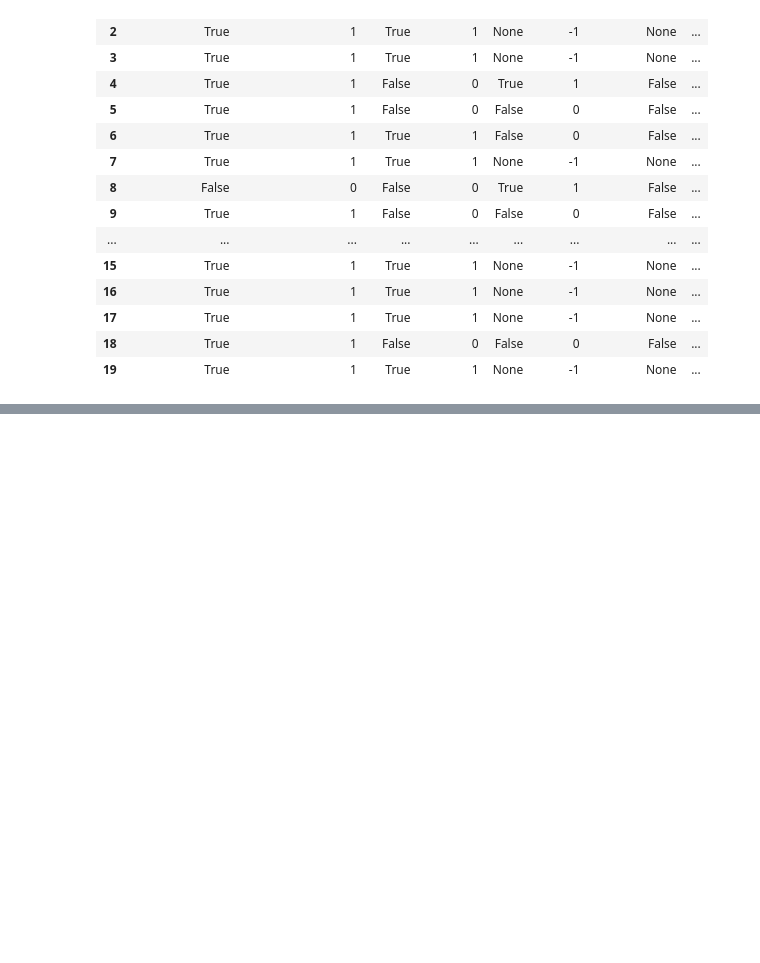
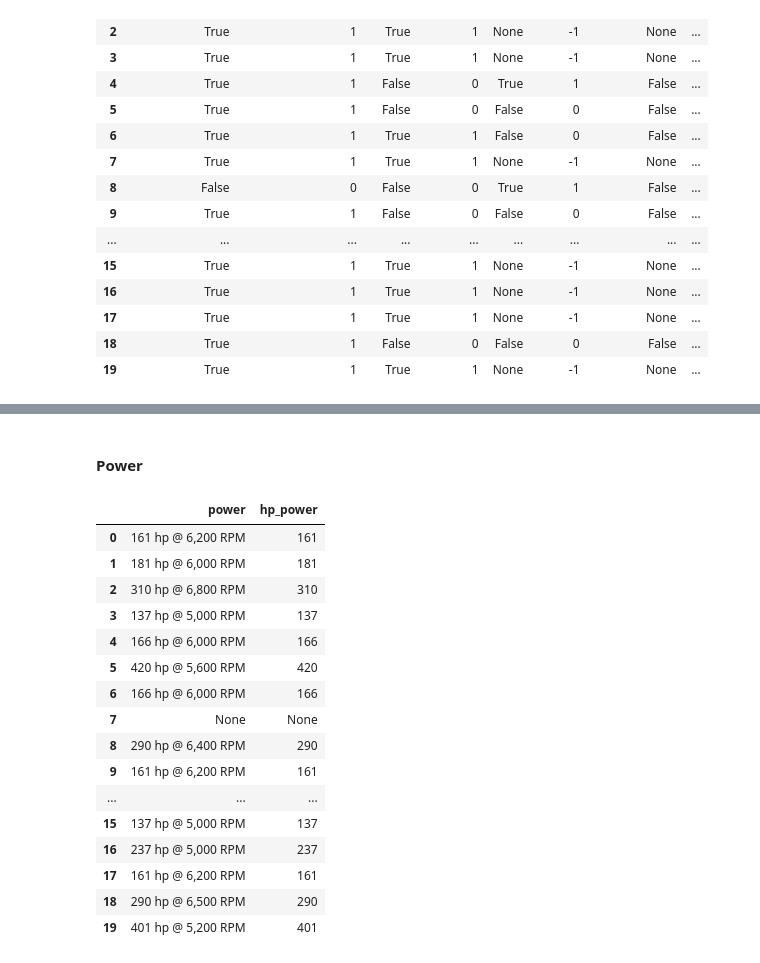
Before and after one commit to DataCrane/cars_spark, a Jupyter notebook: Cars_prices.ipynb, the cells around one changed output, grey strips where cells are left out. Cells and saved outputs as stored; diff of their text form; code cells hidden in the pictures; blank space fills up the shorter version.

```diff
--- a/Cars_prices.ipynb
+++ b/Cars_prices.ipynb
@@ -395,0 +414,2 @@ https://stackoverflow.com/questions/32571348/getting-only-the-first-number-from-
+# %% [markdown]
+#### Power
@@ -395,0 +432,20 @@ https://stackoverflow.com/questions/32571348/getting-only-the-first-number-from-
+# %%
+check('hp_', ['power'])
+# %% [output]
+|  | power | hp_power |
+| 0 | 161 hp @ 6,200 RPM | 161 |
+| 1 | 181 hp @ 6,000 RPM | 181 |
+| 2 | 310 hp @ 6,800 RPM | 310 |
+| 3 | 137 hp @ 5,000 RPM | 137 |
+| 4 | 166 hp @ 6,000 RPM | 166 |
+| 5 | 420 hp @ 5,600 RPM | 420 |
+| 6 | 166 hp @ 6,000 RPM | 166 |
+| 7 | None | None |
+| 8 | 290 hp @ 6,400 RPM | 290 |
+| 9 | 161 hp @ 6,200 RPM | 161 |
+| ... | ... | ... |
+| 15 | 137 hp @ 5,000 RPM | 137 |
+| 16 | 237 hp @ 5,000 RPM | 237 |
+| 17 | 161 hp @ 6,200 RPM | 161 |
+| 18 | 290 hp @ 6,500 RPM | 290 |
+| 19 | 401 hp @ 5,200 RPM | 401 |
```
Also changed, not shown: parts of 38 cells of this notebook, 1 other file.
